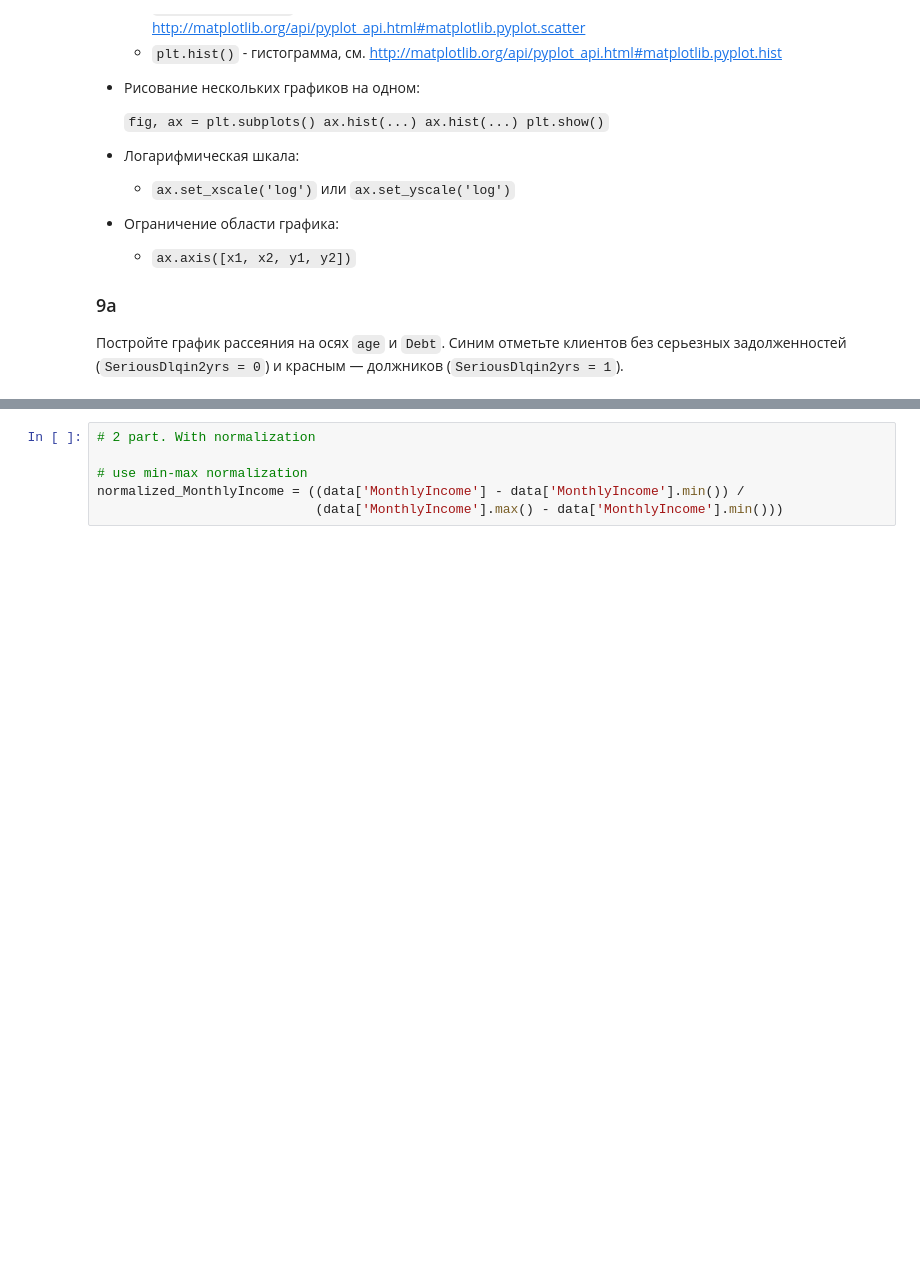
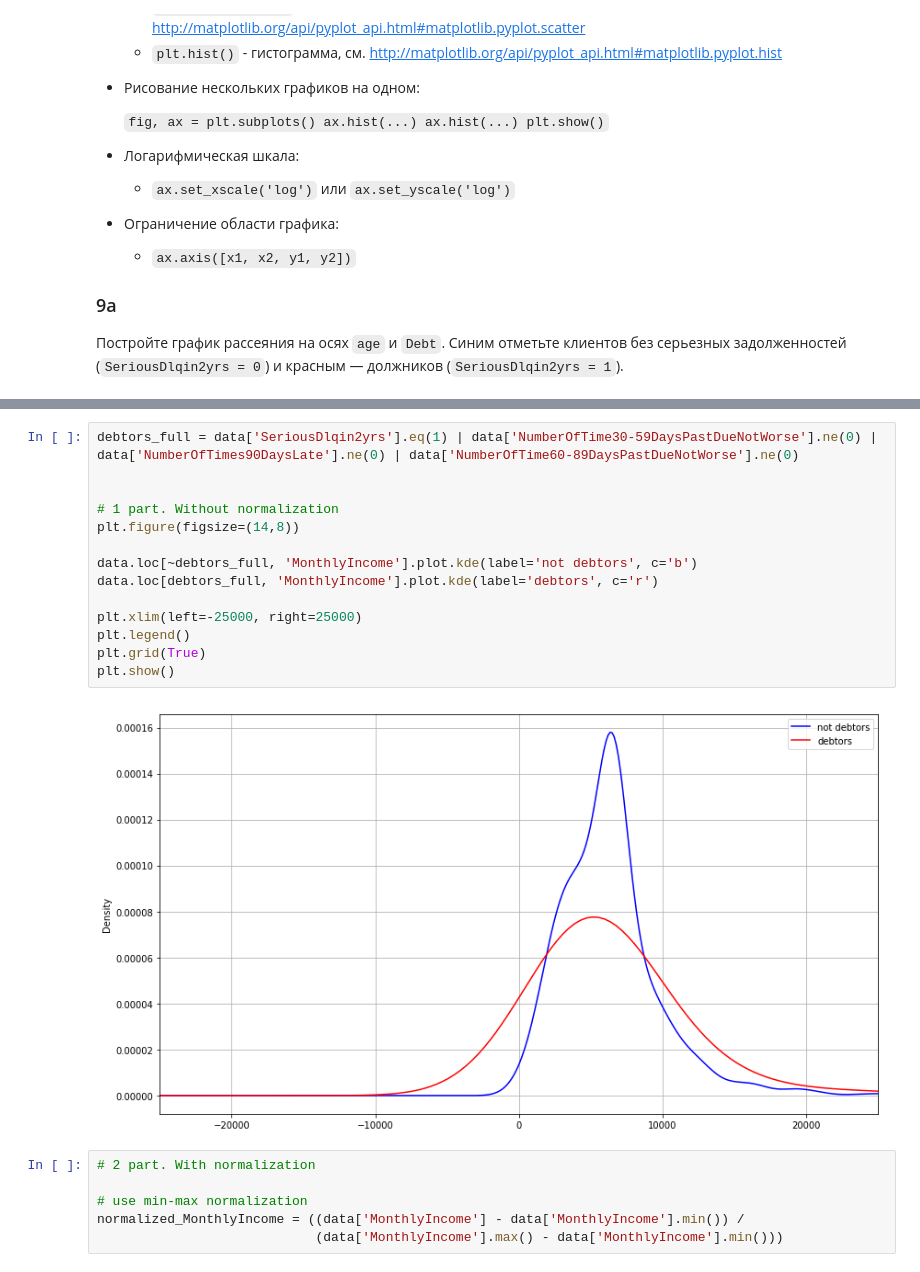
Before and after one commit to mezga-alex/Laboratory-work-SFedU, a Jupyter notebook: ML/Lab-1-pandas/Mezga_lab-1-pandas.ipynb, the cells around one changed output, grey strips where cells are left out. Saved outputs shown, nothing was run; the diff lists cells and outputs as text; blank space fills up the shorter version.

```diff
--- a/ML/Mezga_lab-1-pandas.ipynb
+++ b/ML/Lab-1-pandas/Mezga_lab-1-pandas.ipynb
@@ -309,6 +312,22 @@ plt.grid(True)
 plt.show()
 # %% [output]
 [figure]
+# %%
+debtors_full = data['SeriousDlqin2yrs'].eq(1) | data['NumberOfTime30-59DaysPastDueNotWorse'].ne(0) | data['NumberOfTimes90DaysLate'].ne(0) | data['NumberOfTime60-89DaysPastDueNotWorse'].ne(0)
+
+
+# 1 part. Without normalization
+plt.figure(figsize=(14,8))
+
+data.loc[~debtors_full, 'MonthlyIncome'].plot.kde(label='not debtors', c='b')
+data.loc[debtors_full, 'MonthlyIncome'].plot.kde(label='debtors', c='r')
+
+plt.xlim(left=-25000, right=25000)
+plt.legend()
+plt.grid(True)
+plt.show()
+# %% [output]
+[figure, added]
 # %%
 # 2 part. With normalization
 
```
Also changed, not shown: parts of 6 cells of this notebook, 9 other files.
